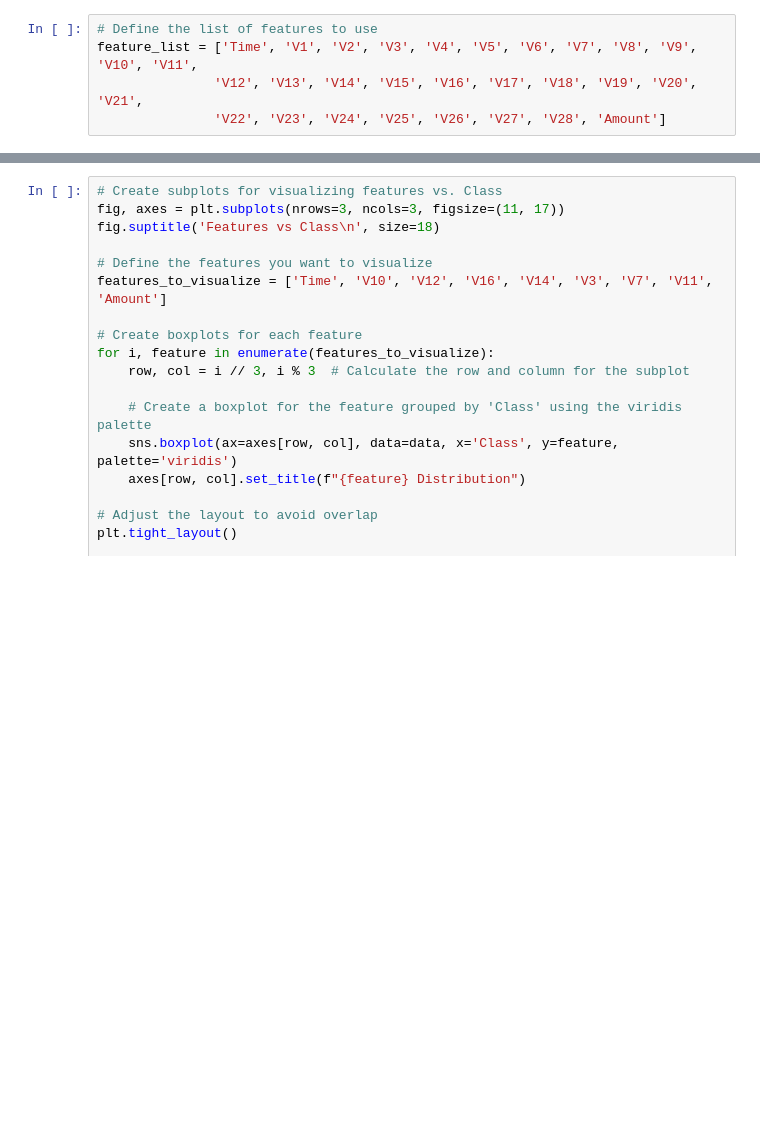
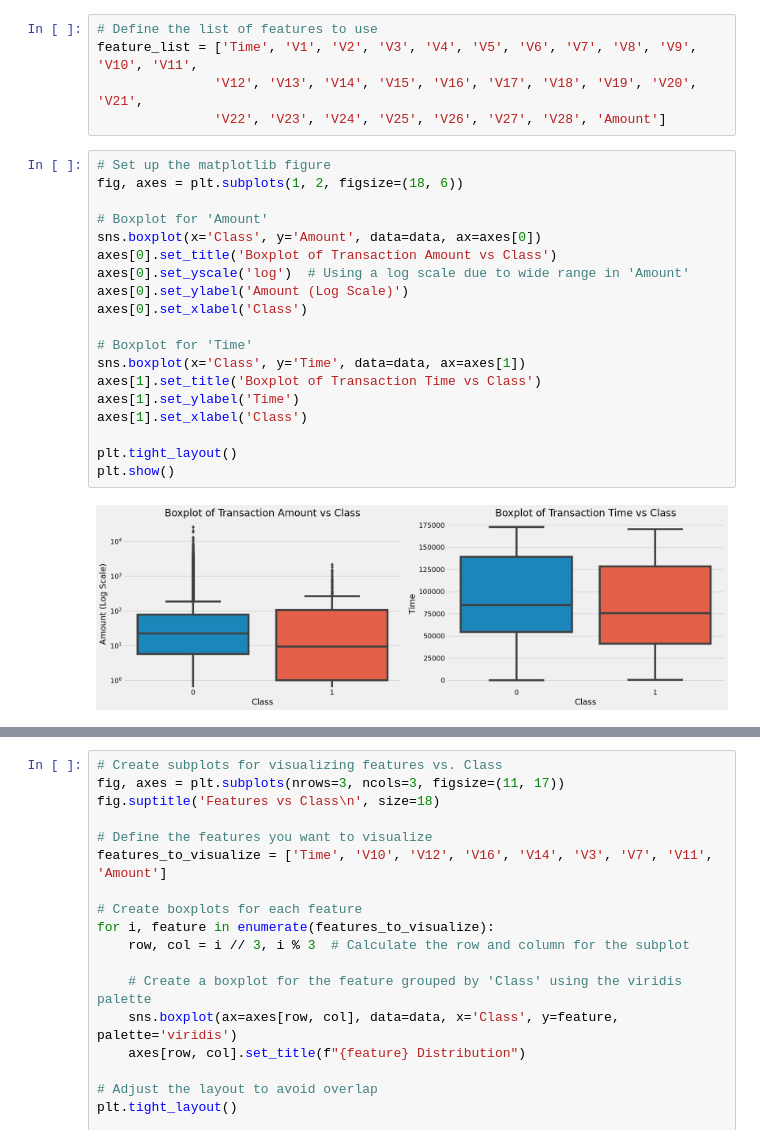
Before and after one commit to Data-606-Kiran/Capstone_Project, a Jupyter notebook: Credit_Card_Fraud_Detection.ipynb, the cells around one changed output, grey strips where cells are left out. Drawn from its saved outputs; the diff is of its cells as text; blank space fills up the shorter version.

```diff
--- a/Credit_Card_Fraud_Detection.ipynb
+++ b/Credit_Card_Fraud_Detection.ipynb
@@ -275,3 +371,24 @@ plt.show()
 feature_list = ['Time', 'V1', 'V2', 'V3', 'V4', 'V5', 'V6', 'V7', 'V8', 'V9', 'V10', 'V11',
                'V12', 'V13', 'V14', 'V15', 'V16', 'V17', 'V18', 'V19', 'V20', 'V21',
                'V22', 'V23', 'V24', 'V25', 'V26', 'V27', 'V28', 'Amount']
+# %%
+# Set up the matplotlib figure
+fig, axes = plt.subplots(1, 2, figsize=(18, 6))
+
+# Boxplot for 'Amount'
+sns.boxplot(x='Class', y='Amount', data=data, ax=axes[0])
+axes[0].set_title('Boxplot of Transaction Amount vs Class')
+axes[0].set_yscale('log')  # Using a log scale due to wide range in 'Amount'
+axes[0].set_ylabel('Amount (Log Scale)')
+axes[0].set_xlabel('Class')
+
+# Boxplot for 'Time'
+sns.boxplot(x='Class', y='Time', data=data, ax=axes[1])
+axes[1].set_title('Boxplot of Transaction Time vs Class')
+axes[1].set_ylabel('Time')
+axes[1].set_xlabel('Class')
+
+plt.tight_layout()
+plt.show()
+# %% [output]
+[figure, added]
```
Also changed, not shown: parts of 38 cells of this notebook.
